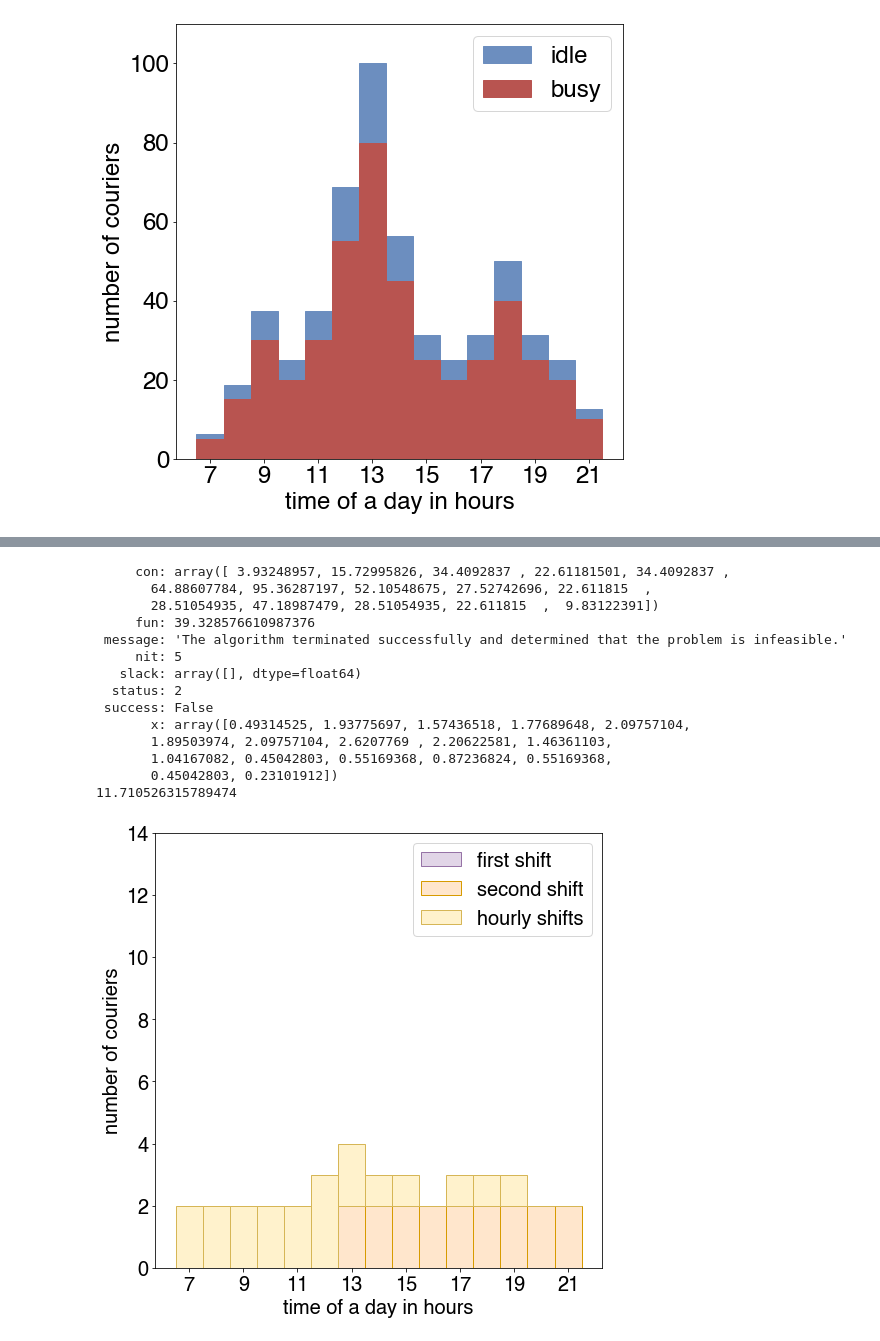
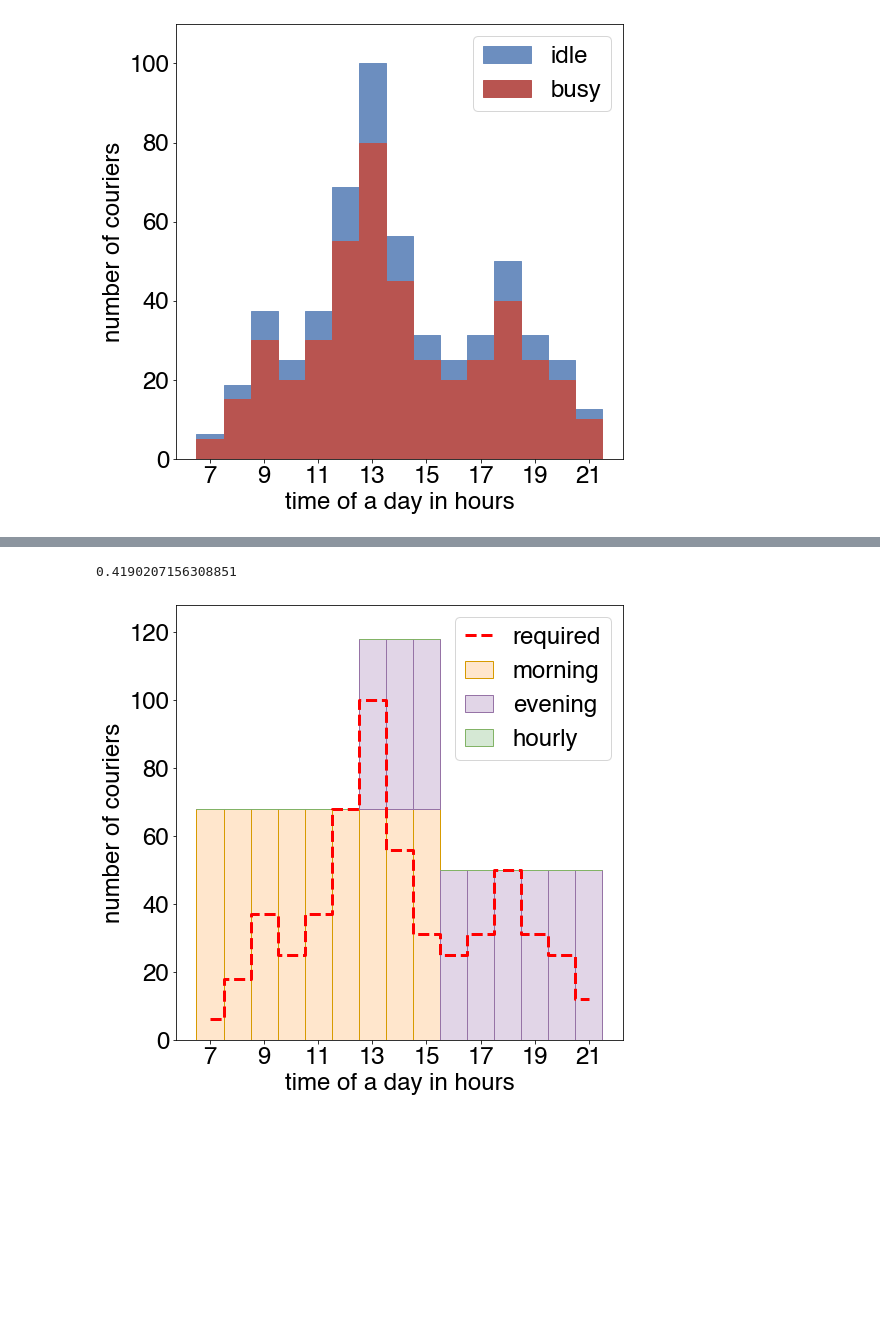
Before and after one commit to IlyaZinkovich/courier-shifts-planning, a Jupyter notebook: analysis.ipynb, the cells around one changed output, grey strips where cells are left out. Saved outputs shown, nothing was run; the diff lists cells and outputs as text; code cells hidden in the pictures; blank space fills up the shorter version.

```diff
--- a/analysis.ipynb
+++ b/analysis.ipynb
@@ -126,60 +109,5 @@ plot_better(solve_better(optimal, 45), optimal)
-# %%
-def solve_better(required_supply, max_part_time_per_hour, shift_padding = 0):
-    full_time = np.zeros((2, hours.size))
-    for j in range(shift_padding, 9 + shift_padding):
-        full_time[0][j] = 1
-    for j in range(hours.size - (9 + shift_padding), hours.size - shift_padding):
-        full_time[1][j] = 1
-    part_time = np.zeros((hours.size, hours.size))
-    np.fill_diagonal(part_time, 1)
-    A_eq = np.vstack((full_time, part_time)).transpose()
-    B_eq = required_supply
-    c = np.concatenate((np.full((np.size(full_time, 0)), 8), np.full(np.size(part_time, 0), 1)), axis=0)
-    x_bounds = np.concatenate(([[0, 100]] * np.size(full_time, 0), [[0, max_part_time_per_hour]] * np.size(part_time, 0)))
-#     print(x_bounds)
-#     x_bounds = None
-    res = linprog(c, A_eq = A_eq, b_eq = B_eq, bounds = x_bounds, method = 'interior-point')
-    print(res)
-    return np.round(np.array(res.x))
-
-def plot_better(shifts, ideal, shift_padding = 0):
-    full_time = np.zeros((2, hours.size))
-    for j in range(shift_padding, 9 + shift_padding):
-        full_time[0][j] = shifts[0]
-    for j in range(hours.size - (9 + shift_padding), hours.size - shift_padding):
-        full_time[1][j] = shifts[1]
-    part_time = np.zeros((hours.size, hours.size))
-    row, col = np.diag_indices(part_time.shape[0])
-    part_time[row, col] = shifts[2:]
-#     print(part_time)
-    all_time = np.concatenate([full_time, part_time])
-    print(np.sum(busy) / np.sum(all_time))
-    _, ax = plt.subplots(figsize = (8, 8))
-    ax.set_xlabel('time of a day in hours')
-    ax.set_ylabel('number of couriers')
-    ax.set_ylim(0, max(np.sum(full_time, axis = 0) + np.sum(part_time, axis = 0)) + 10)
-    ax.bar(hours, full_time[0], width = 1, color = '#E1D5E7', edgecolor = '#9673A6', label = 'first shift')
-    ax.bar(hours, full_time[1], width = 1, bottom = full_time[0], color = '#FFE6CC', edgecolor = '#D79B00', label = 'second shift')
-    ax.bar(hours, np.sum(part_time, axis = 0), width = 1, bottom = np.sum(full_time, axis = 0), color = '#FFF2CC', edgecolor = '#D6B656', label = 'hourly shifts')
-#     ax.plot(hours, ideal, linewidth = 4, linestyle = 'dashed', color = '#82B366')
-    ax.legend(loc = 'upper right')
-    plt.xticks(np.delete(hours, np.arange(1, hours.size, 2)))
-    plt.savefig('shifts.svg')
-
-plot_better(solve_better(optimal, 45), optimal)
-# %% [output]
-     con: array([ 3.93248957, 15.72995826, 34.4092837 , 22.61181501, 34.4092837 ,
-       64.88607784, 95.36287197, 52.10548675, 27.52742696, 22.611815  ,
-       28.51054935, 47.18987479, 28.51054935, 22.611815  ,  9.83122391])
-     fun: 39.328576610987376
- message: 'The algorithm terminated successfully and determined that the problem is infeasible.'
-     nit: 5
-   slack: array([], dtype=float64)
-  status: 2
- success: False
-       x: array([0.49314525, 1.93775697, 1.57436518, 1.77689648, 2.09757104,
-       1.89503974, 2.09757104, 2.6207769 , 2.20622581, 1.46361103,
-       1.04167082, 0.45042803, 0.55169368, 0.87236824, 0.55169368,
-       0.45042803, 0.23101912])
-11.710526315789474
-[figure, removed]
+# %%
+plot(solve(optimal, 0), optimal)
+# %% [output]
+0.4190207156308851
+[figure, added]
```
Also changed, not shown: parts of 3 cells of this notebook, 3 other files.
